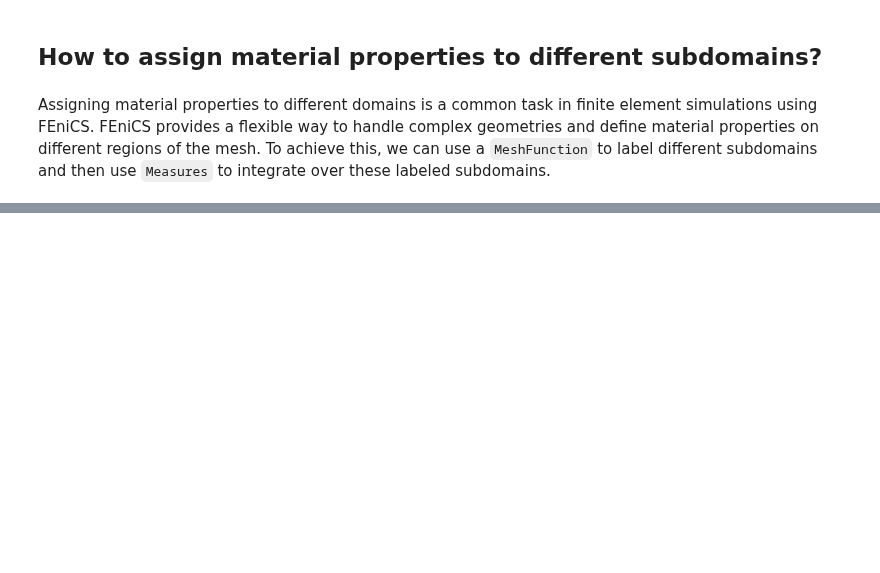
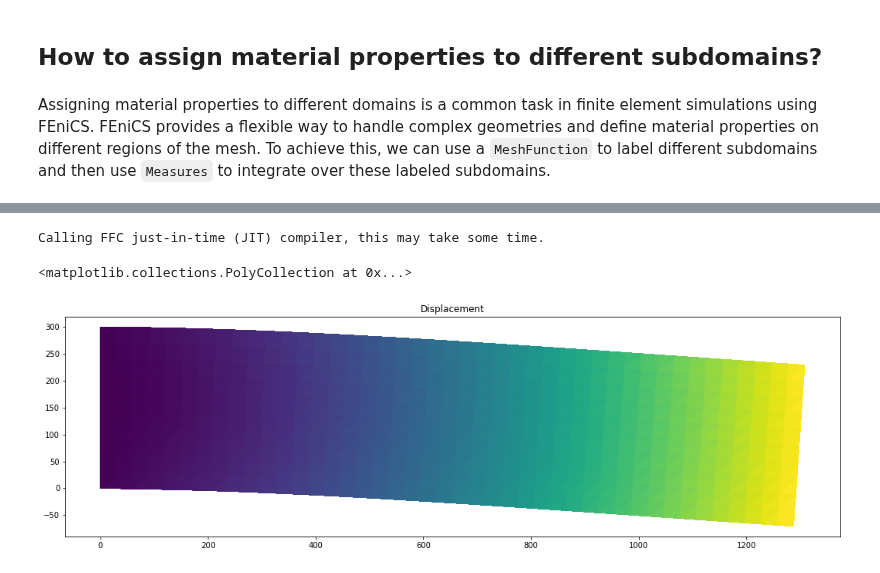
Before and after one commit to iitrabhi/fenics-workshop, a Jupyter notebook: src/day-5/tutorials/2_multi_material.ipynb, the cells around one changed output, grey strips where cells are left out. Drawn from its saved outputs; the diff is of its cells as text; code cells hidden in the pictures; blank space fills up the shorter version.

```diff
--- a/src/day-5/tutorials/2_multi_material.ipynb
+++ b/src/day-5/tutorials/2_multi_material.ipynb
@@ -2,7 +2,7 @@
 from dolfin import *
 from matplotlib import pyplot as plt
 # %%
-length, depth = 300, 300
+length, depth = 1300, 300
 num_ele_along_depth = 10
 ele_size = depth/num_ele_along_depth
 mesh = RectangleMesh(Point(0, 0), Point(length, depth),
@@ -149,0 +51,4 @@ That's it! You have now assigned material properties to different domains using
+# %%
+# Define variational problem
+U = VectorFunctionSpace(mesh,"CG",1)
+u, v = TrialFunction(U), TestFunction(U)
@@ -149,0 +65,13 @@ That's it! You have now assigned material properties to different domains using
+# %%
+# Compute solution
+u_sol = Function(U)
+solve(a == L, u_sol, bc)
+# %%
+plt.figure(figsize=(18, 16))
+# Plot solution
+scale_factor = 3
+plot(u_sol*scale_factor, title='Displacement', mode='displacement')
+# %% [output]
+Calling FFC just-in-time (JIT) compiler, this may take some time.
+<matplotlib.collections.PolyCollection at 0x...>
+[figure, added]
```
Also changed, not shown: parts of 16 cells of this notebook, 1 other file.
